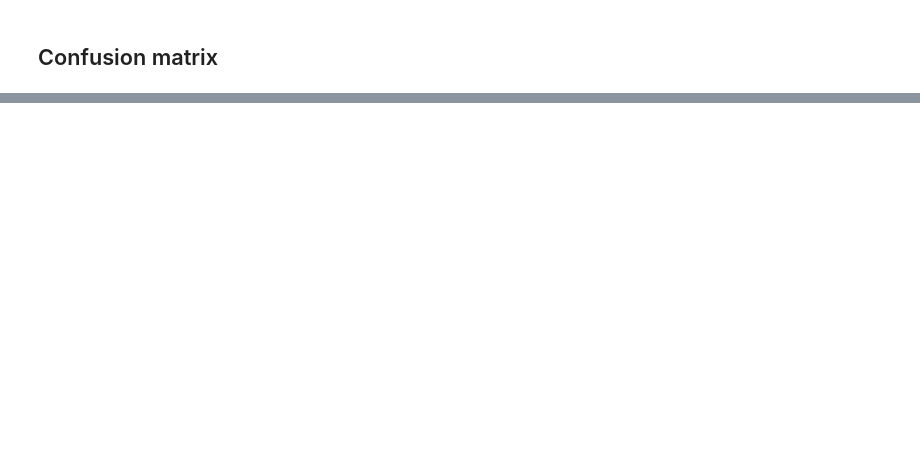
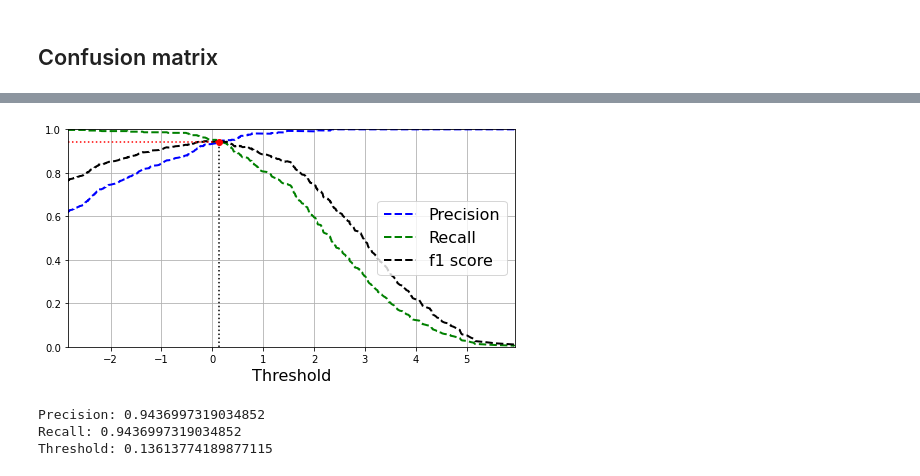
Before and after one commit to sbb2002/Lux_project, a Jupyter notebook: model/sgd_tier.ipynb, the cells around one changed output, grey strips where cells are left out. Cells and saved outputs as stored; diff of their text form; code cells hidden in the pictures; blank space fills up the shorter version.

```diff
--- a/model/sgd_tier.ipynb
+++ b/model/sgd_tier.ipynb
@@ -1618,0 +1000,7 @@ print(f"[{correct}/{total}] Acc: {correct/total*100}%")
+# %%
+example_set = dataset_v2("Lux", lane="MIDDLE")
+
+X_train, X_test, y_train, y_test = tt_split(example_set)
+# %%
+log_reg = LogisticRegression(random_state=42)
+log_reg.fit(X_train, y_train)
@@ -1618,0 +1029,27 @@ print(f"[{correct}/{total}] Acc: {correct/total*100}%")
+# %%
+y_scores = cross_val_predict(log_reg, X_train, y_train, cv=3, method='decision_function')
+# %%
+precisions, recalls, thresholds = precision_recall_curve(y_train, y_scores)
+f1_scores = 2 / ((1/precisions) + (1/recalls))
+# %%
+plt.figure(figsize=(8, 4))
+plot_pr_vs_threshold(precisions, recalls, thresholds)
+
+# Where is P == R?
+precision_eq = precisions[np.argmin(np.abs(precisions-recalls))]
+recall_eq = recalls[np.argmin(np.abs(precisions-recalls))]
+threshold_eq = thresholds[np.argmin(np.abs(precisions-recalls))]
+
+plt.plot([threshold_eq, threshold_eq], [0, recall_eq], "k:")
+plt.plot([np.min(thresholds), threshold_eq], [recall_eq, recall_eq], "r:")
+plt.plot([threshold_eq], [recall_eq], "ro")
+plt.show()
+
+print(f"Precision: {precision_eq} \
+    \nRecall: {recall_eq} \
+    \nThreshold: {threshold_eq}")
+# %% [output]
+[figure, added]
+Precision: 0.9436997319034852
+Recall: 0.9436997319034852
+Threshold: 0.13613774189877115
```
Also changed, not shown: parts of 85 cells of this notebook, 8 other files.
